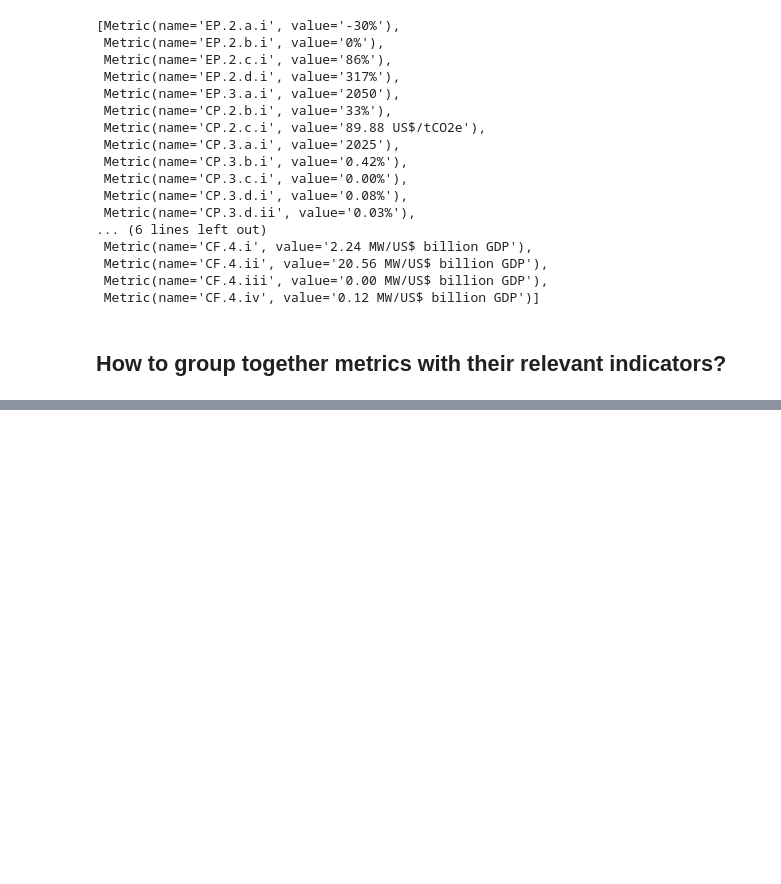
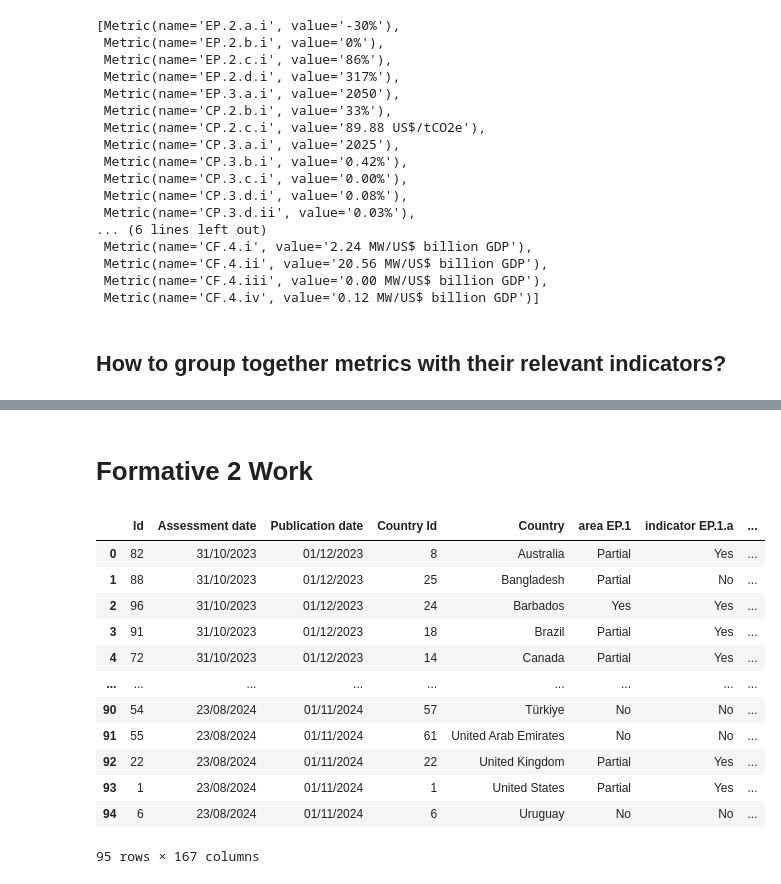
Before and after one commit to lse-ds205/tpi-apis, a Jupyter notebook: NB01 - Country Data Prototyping.ipynb, the cells around one changed output, grey strips where cells are left out. Saved outputs shown, nothing was run; the diff lists cells and outputs as text; code cells hidden in the pictures; blank space fills up the shorter version.

```diff
--- a/NB01 - Country Data Prototyping.ipynb
+++ b/NB01 - Country Data Prototyping.ipynb
@@ -343,0 +345,20 @@ for indicator in indicator_columns:
+# %% [markdown]
+# Formative 2 Work
+# %%
+df_assessments = pd.read_excel("./data/TPI ASCOR data - 13012025/ASCOR_assessments_results.xlsx")
+df_assessments
+data = data.iloc[0]
+# %% [output]
+|  | Id | Assessment date | Publication date | Country Id | Country | area EP.1 | indicator EP.1.a | ... |
+| 0 | 82 | 31/10/2023 | 01/12/2023 | 8 | Australia | Partial | Yes | ... |
+| 1 | 88 | 31/10/2023 | 01/12/2023 | 25 | Bangladesh | Partial | No | ... |
+| 2 | 96 | 31/10/2023 | 01/12/2023 | 24 | Barbados | Yes | Yes | ... |
+| 3 | 91 | 31/10/2023 | 01/12/2023 | 18 | Brazil | Partial | Yes | ... |
+| 4 | 72 | 31/10/2023 | 01/12/2023 | 14 | Canada | Partial | Yes | ... |
+| ... | ... | ... | ... | ... | ... | ... | ... | ... |
+| 90 | 54 | 23/08/2024 | 01/11/2024 | 57 | Türkiye | No | No | ... |
+| 91 | 55 | 23/08/2024 | 01/11/2024 | 61 | United Arab Emirates | No | No | ... |
+| 92 | 22 | 23/08/2024 | 01/11/2024 | 22 | United Kingdom | Partial | Yes | ... |
+| 93 | 1 | 23/08/2024 | 01/11/2024 | 1 | United States | Partial | Yes | ... |
+| 94 | 6 | 23/08/2024 | 01/11/2024 | 6 | Uruguay | No | No | ... |
+95 rows × 167 columns
```
Also changed, not shown: parts of 3 cells of this notebook, 2 other files.
